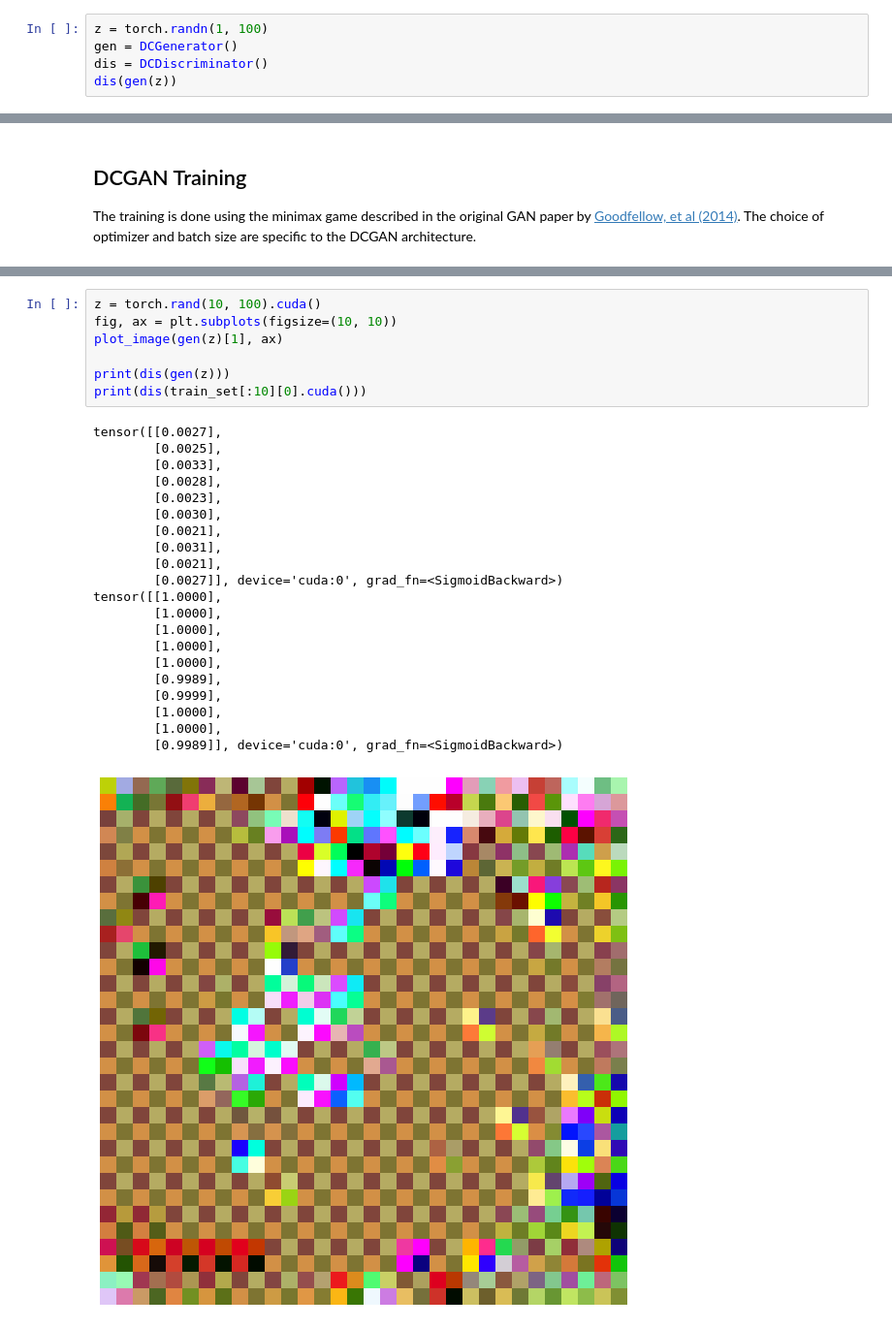
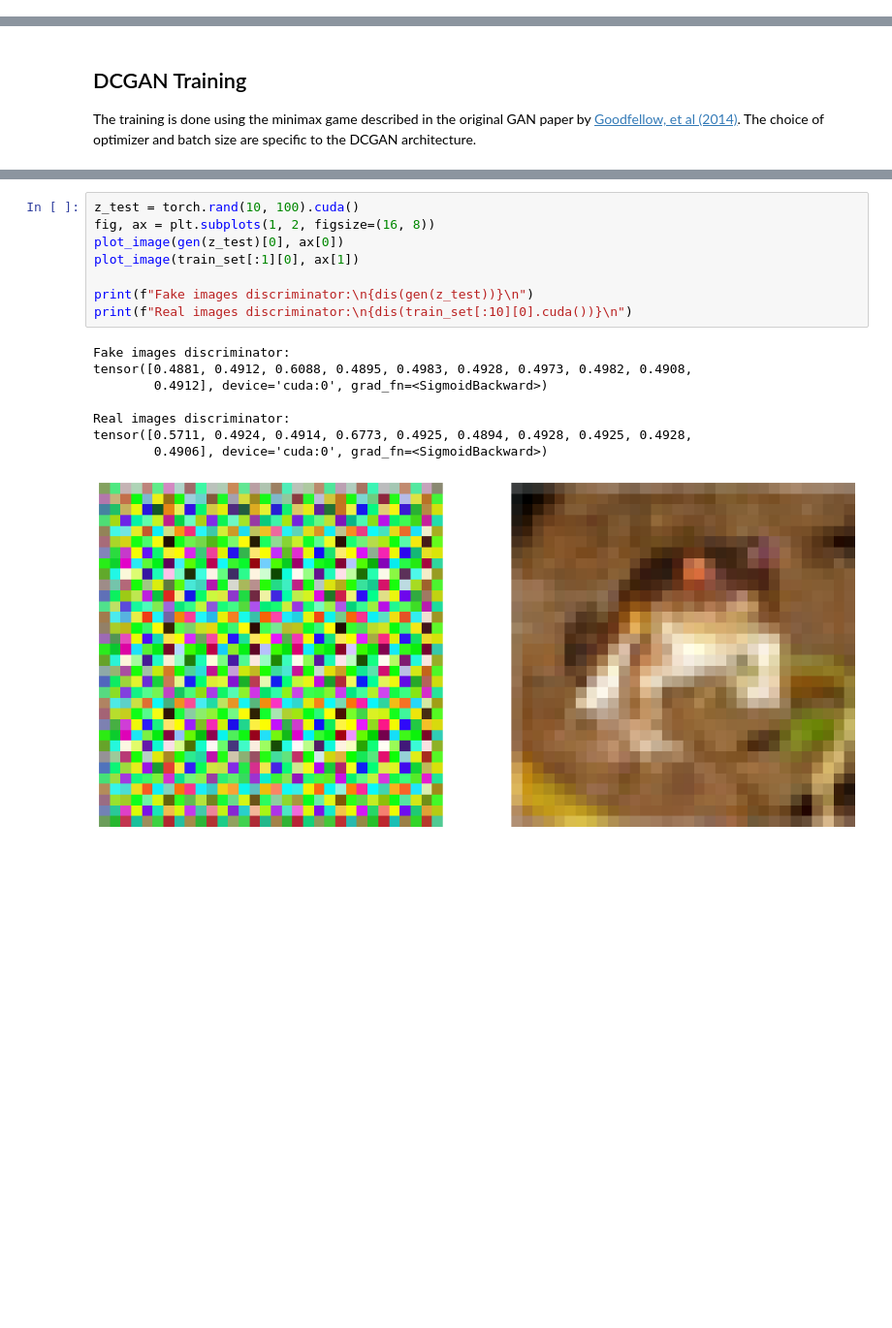
Before and after one commit to quinnfrank/GAN-regularization, a Jupyter notebook: DCGAN.ipynb, the cells around one changed output, grey strips where cells are left out. Shown at 97% size. Cells and saved outputs as stored; diff of their text form; blank space fills up the shorter version.

```diff
--- a/DCGAN.ipynb
+++ b/DCGAN.ipynb
@@ -186,5 +112,0 @@ class DCDiscriminator(nn.Module):
-# %%
-z = torch.randn(1, 100)
-gen = DCGenerator()
-dis = DCDiscriminator()
-dis(gen(z))
@@ -317,29 +334,17 @@ Wall time: 3min 18s
 # %%
-z = torch.rand(10, 100).cuda()
-fig, ax = plt.subplots(figsize=(10, 10))
-plot_image(gen(z)[1], ax)
+z_test = torch.rand(10, 100).cuda()
+fig, ax = plt.subplots(1, 2, figsize=(16, 8))
+plot_image(gen(z_test)[0], ax[0])
+plot_image(train_set[:1][0], ax[1])
 
-print(dis(gen(z)))
-print(dis(train_set[:10][0].cuda()))
+print(f"Fake images discriminator:\n{dis(gen(z_test))}\n")
+print(f"Real images discriminator:\n{dis(train_set[:10][0].cuda())}\n")
 # %% [output]
-tensor([[0.0027],
-        [0.0025],
-        [0.0033],
-        [0.0028],
-        [0.0023],
-        [0.0030],
-        [0.0021],
-        [0.0031],
-        [0.0021],
-        [0.0027]], device='cuda:0', grad_fn=<SigmoidBackward>)
-tensor([[1.0000],
-        [1.0000],
-        [1.0000],
-        [1.0000],
-        [1.0000],
-        [0.9989],
-        [0.9999],
-        [1.0000],
-        [1.0000],
-        [0.9989]], device='cuda:0', grad_fn=<SigmoidBackward>)
+Fake images discriminator:
+tensor([0.4881, 0.4912, 0.6088, 0.4895, 0.4983, 0.4928, 0.4973, 0.4982, 0.4908,
+        0.4912], device='cuda:0', grad_fn=<SigmoidBackward>)
+
+Real images discriminator:
+tensor([0.5711, 0.4924, 0.4914, 0.6773, 0.4925, 0.4894, 0.4928, 0.4925, 0.4928,
+        0.4906], device='cuda:0', grad_fn=<SigmoidBackward>)
-[figure, old version]
+[figure, new version]
```
Also changed, not shown: parts of 6 cells of this notebook.
